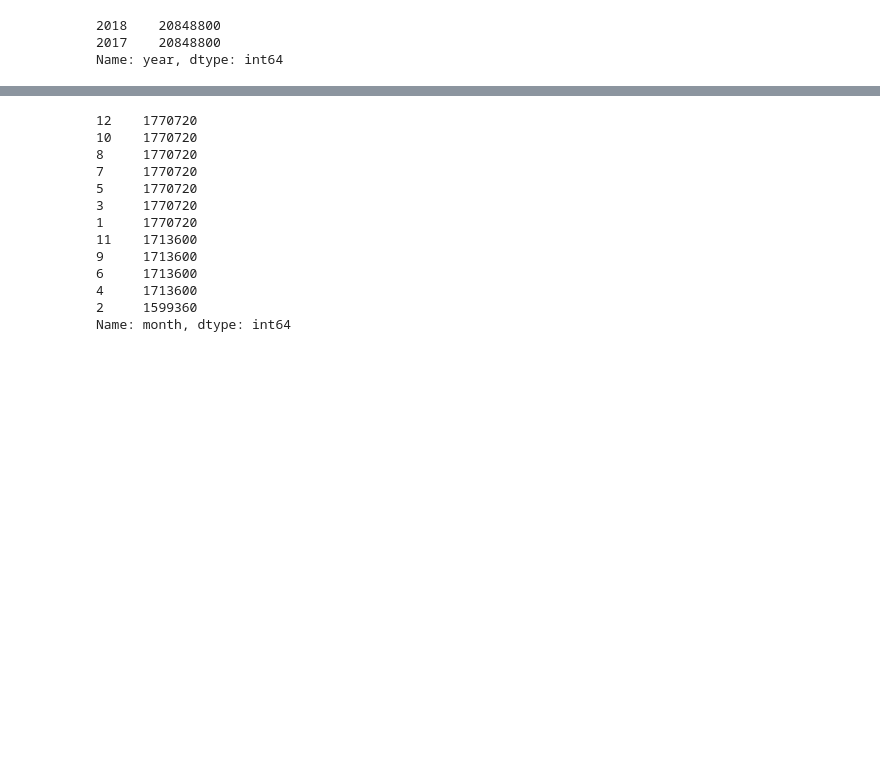
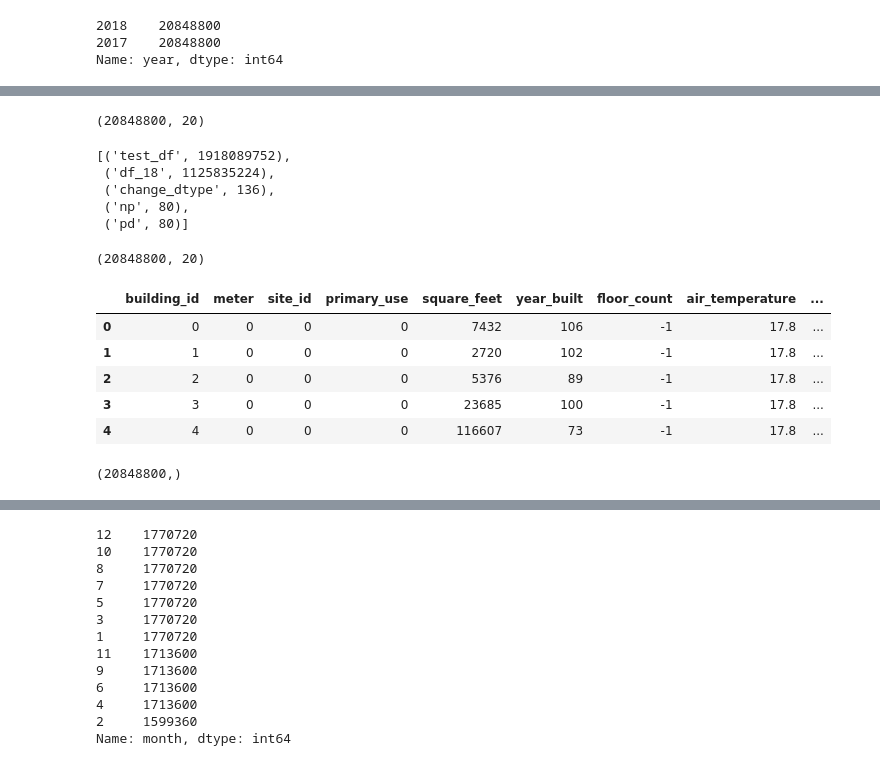
Before and after one commit to RamjiB/ASHRAE---Great-Energy-Predictor-III, a Jupyter notebook: Basic model.ipynb, the cells around one changed output, grey strips where cells are left out. Saved outputs shown, nothing was run; the diff lists cells and outputs as text; code cells hidden in the pictures; blank space fills up the shorter version.

```diff
--- a/Basic model.ipynb
+++ b/Basic model.ipynb
@@ -790,0 +810,19 @@ Name: year, dtype: int64
+# %%
+df_18 = test_df[test_df['year'] == 2018]
+df_18.shape
+# %% [output]
+(20848800, 20)
+# %%
+import sys
+
+# These are the usual ipython objects, including this one you are creating
+ipython_vars = ['In', 'Out', 'exit', 'quit', 'get_ipython', 'ipython_vars']
+
+# Get a sorted list of the objects and their sizes
+sorted([(x, sys.getsizeof(globals().get(x))) for x in dir() if not x.startswith('_') and x not in sys.modules and x not in ipython_vars], key=lambda x: x[1], reverse=True)
+# %% [output]
+[('test_df', 1918089752),
+ ('df_18', 1125835224),
+ ('change_dtype', 136),
+ ('np', 80),
+ ('pd', 80)]
@@ -790,0 +835,17 @@ Name: year, dtype: int64
+# %%
+df_17= pd.read_csv('df_17.csv')
+print(df_17.shape)
+df_17.head()
+# %% [output]
+(20848800, 20)
+|  | building_id | meter | site_id | primary_use | square_feet | year_built | floor_count | air_temperature | ... |
+| 0 | 0 | 0 | 0 | 0 | 7432 | 106 | -1 | 17.8 | ... |
+| 1 | 1 | 0 | 0 | 0 | 2720 | 102 | -1 | 17.8 | ... |
+| 2 | 2 | 0 | 0 | 0 | 5376 | 89 | -1 | 17.8 | ... |
+| 3 | 3 | 0 | 0 | 0 | 23685 | 100 | -1 | 17.8 | ... |
+| 4 | 4 | 0 | 0 | 0 | 116607 | 73 | -1 | 17.8 | ... |
+# %%
+df_17_pred = clf.predict(np.array(df_17))
+df_17_pred.shape
+# %% [output]
+(20848800,)
```
Also changed, not shown: parts of 23 cells of this notebook.
